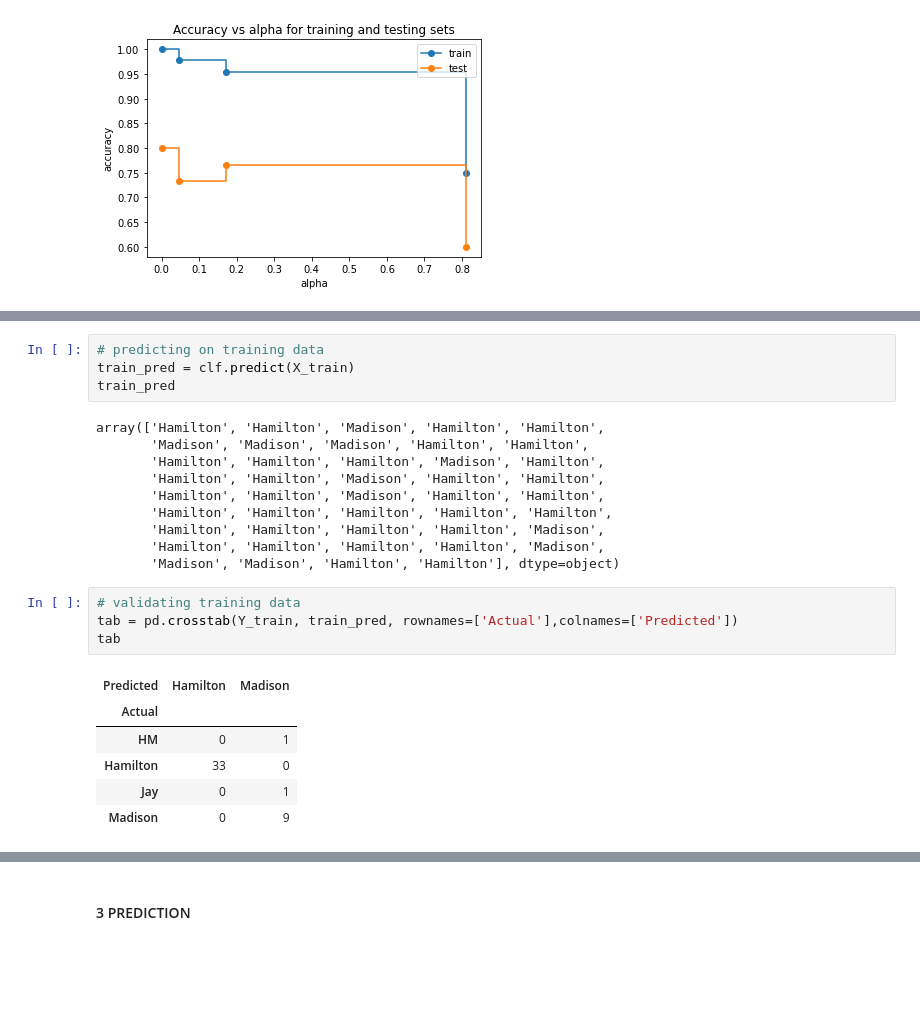
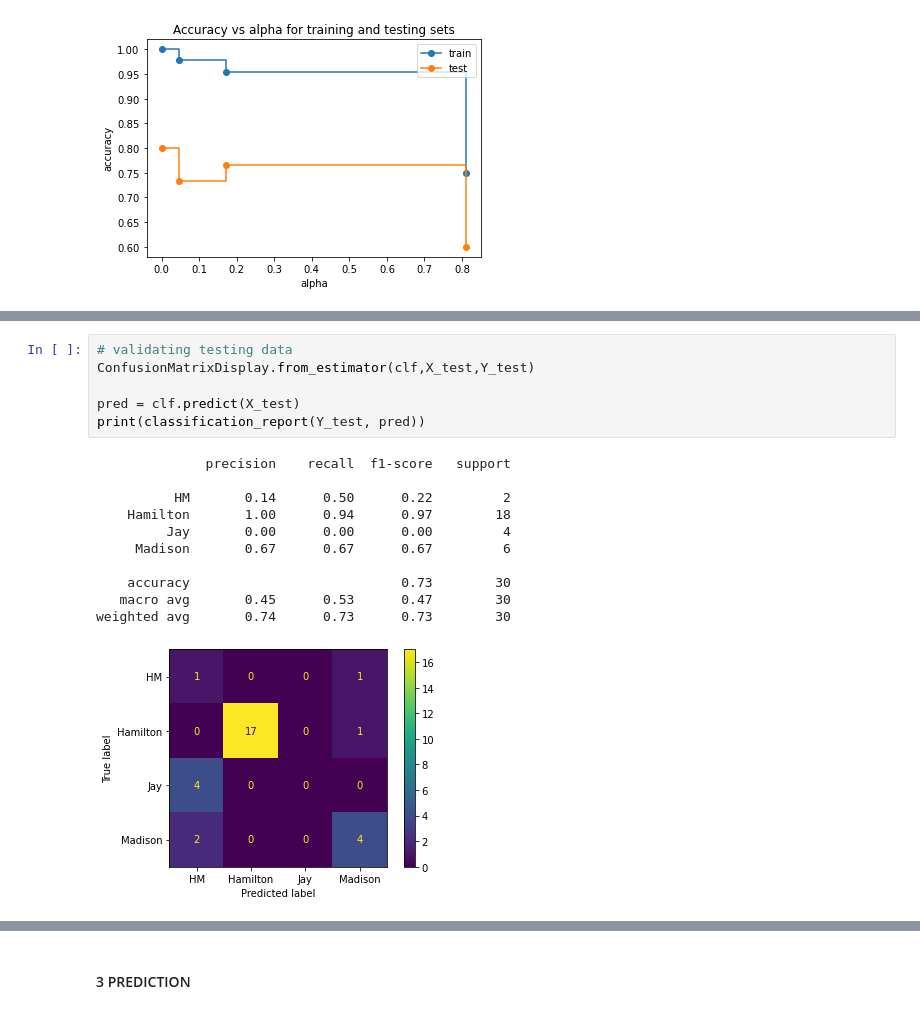
Before and after one commit to chaithrakc/syr_ads_machine_learning, a Jupyter notebook: week05decision_tree/hw05/Chaithra-Hw05-DecisionTrees.ipynb, the cells around one changed output, grey strips where cells are left out. Cells and saved outputs as stored; diff of their text form; blank space fills up the shorter version.

```diff
--- a/week05decision_tree/hw05/Chaithra-Hw05-DecisionTrees.ipynb
+++ b/week05decision_tree/hw05/Chaithra-Hw05-DecisionTrees.ipynb
@@ -256,25 +316,18 @@ array(['Hamilton', 'Madison', 'Hamilton', 'Hamilton', 'Hamilton',
 # %%
-# predicting on training data
-train_pred = clf.predict(X_train)
-train_pred
+# validating testing data
+ConfusionMatrixDisplay.from_estimator(clf,X_test,Y_test)
+
+pred = clf.predict(X_test)
+print(classification_report(Y_test, pred))
 # %% [output]
-array(['Hamilton', 'Hamilton', 'Madison', 'Hamilton', 'Hamilton',
-       'Madison', 'Madison', 'Madison', 'Hamilton', 'Hamilton',
-       'Hamilton', 'Hamilton', 'Hamilton', 'Madison', 'Hamilton',
-       'Hamilton', 'Hamilton', 'Madison', 'Hamilton', 'Hamilton',
-       'Hamilton', 'Hamilton', 'Madison', 'Hamilton', 'Hamilton',
-       'Hamilton', 'Hamilton', 'Hamilton', 'Hamilton', 'Hamilton',
-       'Hamilton', 'Hamilton', 'Hamilton', 'Hamilton', 'Madison',
-       'Hamilton', 'Hamilton', 'Hamilton', 'Hamilton', 'Madison',
-       'Madison', 'Madison', 'Hamilton', 'Hamilton'], dtype=object)
+              precision    recall  f1-score   support
+
+          HM       0.14      0.50      0.22         2
+    Hamilton       1.00      0.94      0.97        18
+         Jay       0.00      0.00      0.00         4
+     Madison       0.67      0.67      0.67         6
+
+    accuracy                           0.73        30
+   macro avg       0.45      0.53      0.47        30
+weighted avg       0.74      0.73      0.73        30
+[figure, added]
-# %%
-# validating training data
-tab = pd.crosstab(Y_train, train_pred, rownames=['Actual'],colnames=['Predicted'])
-tab
-# %% [output]
-| Predicted | Hamilton | Madison |
-| Actual |  |  |
-| HM | 0 | 1 |
-| Hamilton | 33 | 0 |
-| Jay | 0 | 1 |
-| Madison | 0 | 9 |
```
Also changed, not shown: parts of 30 cells of this notebook, 4 other files.
